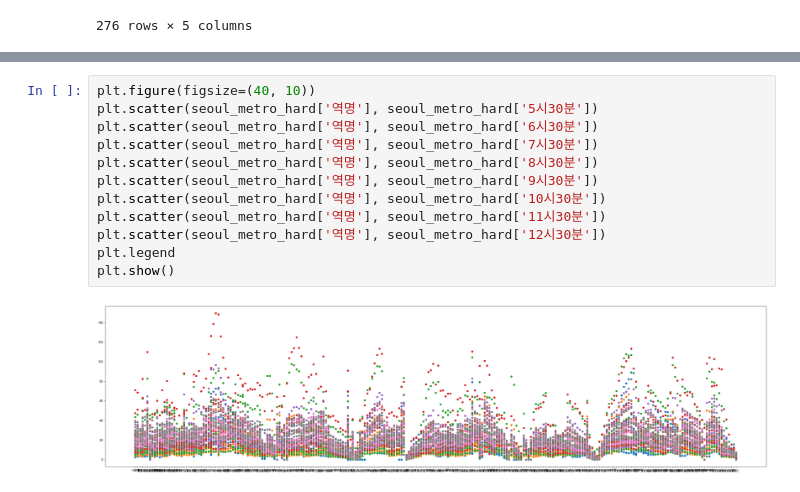
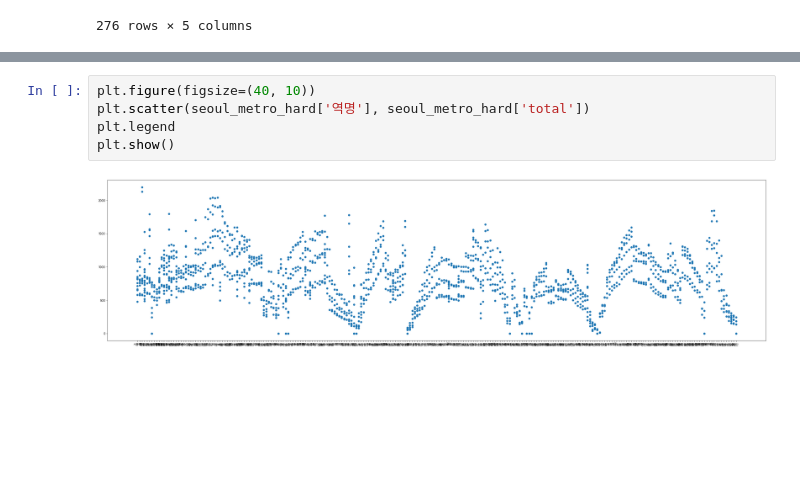
Before and after one commit to alswn8268/DataAnalysis, a Jupyter notebook: data_Analysis_Project_metro.ipynb, the cells around one changed output, grey strips where cells are left out. Drawn from its saved outputs; the diff is of its cells as text; blank space fills up the shorter version.

```diff
--- a/data_Analysis_Project_metro.ipynb
+++ b/data_Analysis_Project_metro.ipynb
@@ -87,17 +73,10 @@ seoul_metro_up_melt2
-# %%
-plt.figure(figsize=(40, 10))
-plt.scatter(seoul_metro_hard['역명'], seoul_metro_hard['5시30분'])
-plt.scatter(seoul_metro_hard['역명'], seoul_metro_hard['6시30분'])
-plt.scatter(seoul_metro_hard['역명'], seoul_metro_hard['7시30분'])
-plt.scatter(seoul_metro_hard['역명'], seoul_metro_hard['8시30분'])
-plt.scatter(seoul_metro_hard['역명'], seoul_metro_hard['9시30분'])
-plt.scatter(seoul_metro_hard['역명'], seoul_metro_hard['10시30분'])
-plt.scatter(seoul_metro_hard['역명'], seoul_metro_hard['11시30분'])
-plt.scatter(seoul_metro_hard['역명'], seoul_metro_hard['12시30분'])
-plt.legend
-plt.show()
-# %% [output]
-[figure, removed]
+# %%
+plt.figure(figsize=(40, 10))
+plt.scatter(seoul_metro_hard['역명'], seoul_metro_hard['total'])
+plt.legend
+plt.show()
+# %% [output]
+[figure, added]
 # %%
 from mpl_toolkits.mplot3d import axes3d
 import matplotlib.pyplot as plt
```
Also changed, not shown: parts of 18 cells of this notebook, 6 other files.
